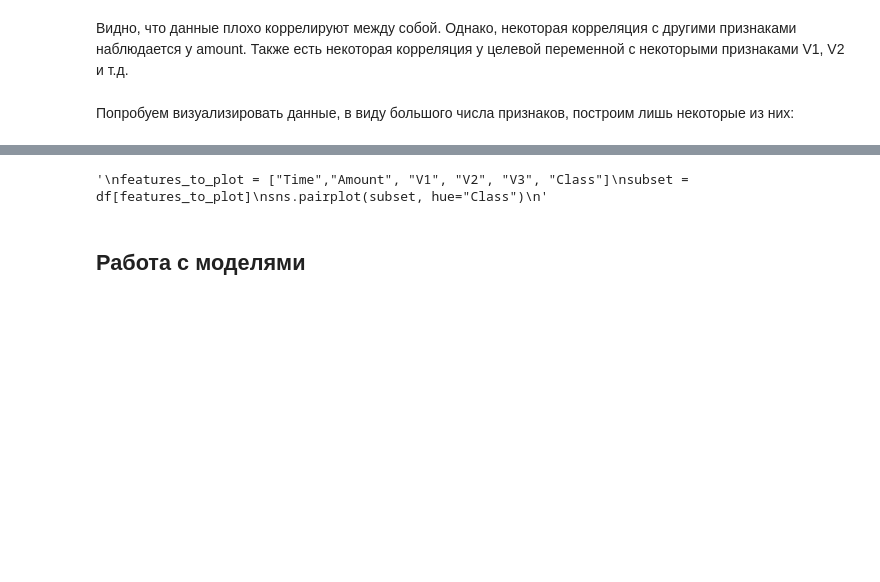
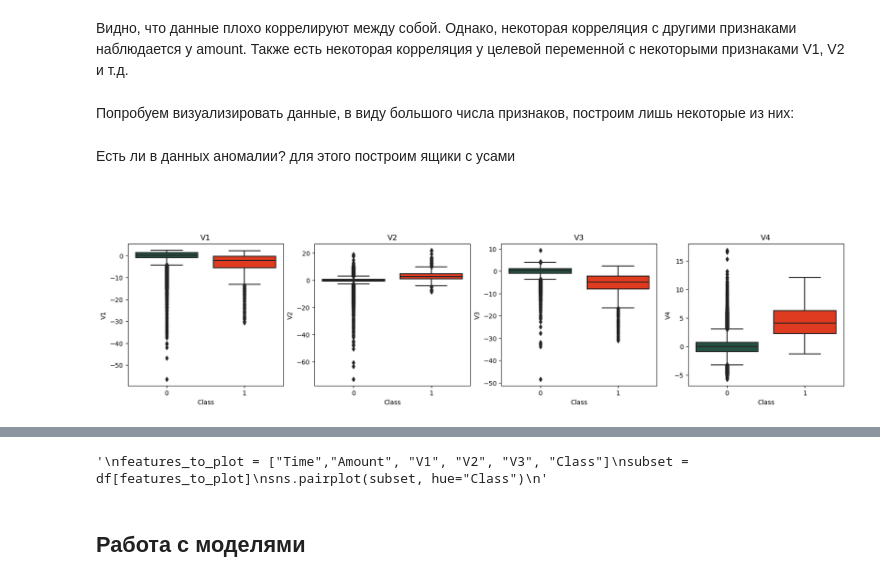
Before and after one commit to ega221/CreditCardFraudDetection, a Jupyter notebook: CreditCardFraudDetection.ipynb, the cells around one changed output, grey strips where cells are left out. Cells and saved outputs as stored; diff of their text form; code cells hidden in the pictures; blank space fills up the shorter version.

```diff
--- a/CreditCardFraudDetection.ipynb
+++ b/CreditCardFraudDetection.ipynb
@@ -133,3 +133,22 @@ plt.show()
 Видно, что данные плохо коррелируют между собой. Однако, некоторая корреляция с другими признаками наблюдается у amount. Также есть некоторая корреляция у целевой переменной с некоторыми признаками V1, V2 и т.д.
 # %% [markdown]
 Попробуем визуализировать данные, в виду большого числа признаков, построим лишь некоторые из них:
+# %% [markdown]
+Есть ли в данных аномалии? для этого построим ящики с усами
+# %% [markdown]
+#
+# %%
+colors = ["#1E5945", "#FF2400"]
+f, axes = plt.subplots(ncols=4, figsize=(20,4))
+sns.boxplot(x="Class", y="V1", data=df, palette=colors, ax=axes[0])
+axes[0].set_title('V1')
+sns.boxplot(x="Class", y="V2", data=df, palette=colors, ax=axes[1])
+axes[1].set_title('V2')
+sns.boxplot(x="Class", y="V3", data=df, palette=colors, ax=axes[2])
+axes[2].set_title('V3')
+sns.boxplot(x="Class", y="V4", data=df, palette=colors, ax=axes[3])
+axes[3].set_title('V4')
+
+plt.show()
+# %% [output]
+[figure, added]
```
Also changed, not shown: parts of 9 cells of this notebook.
